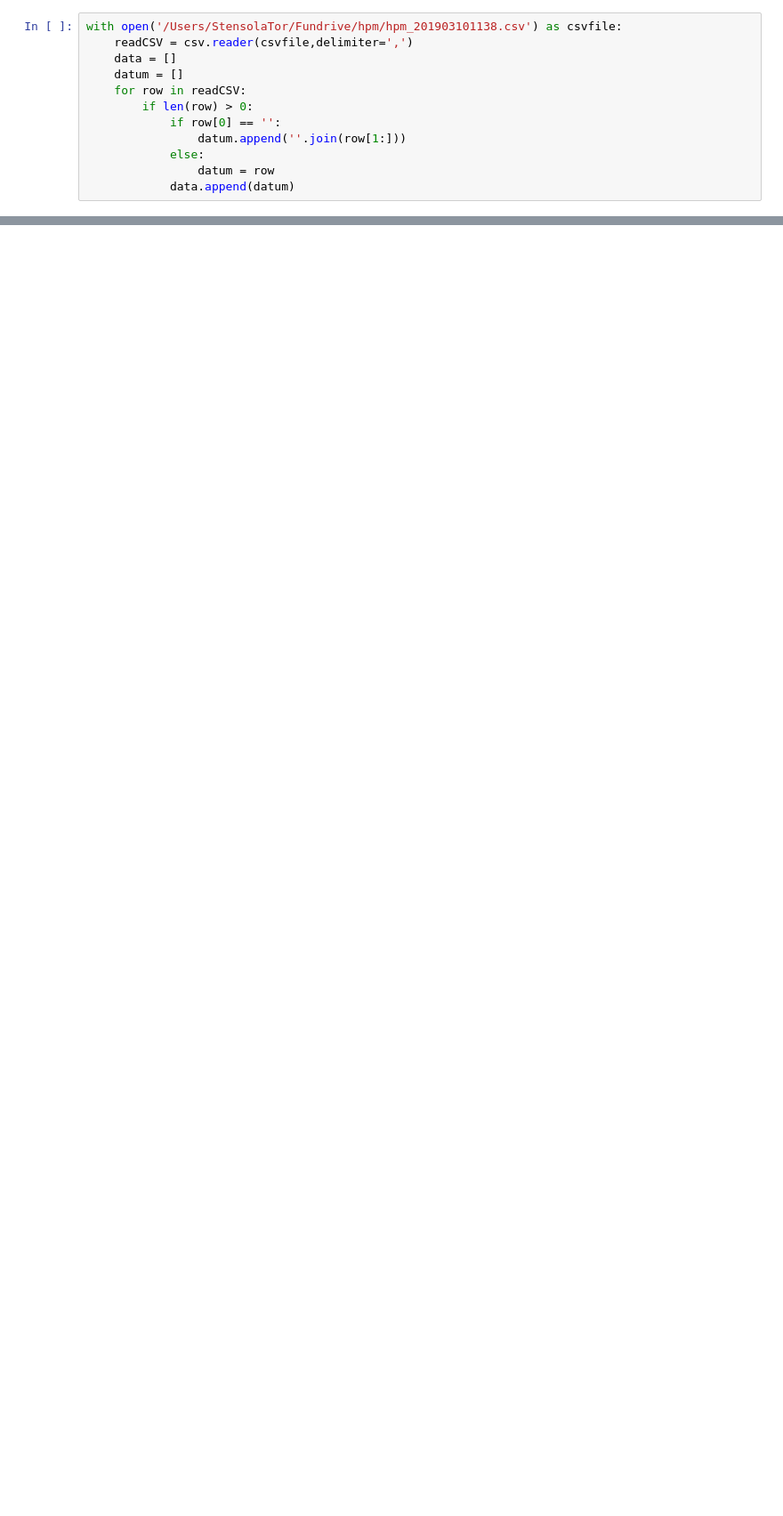
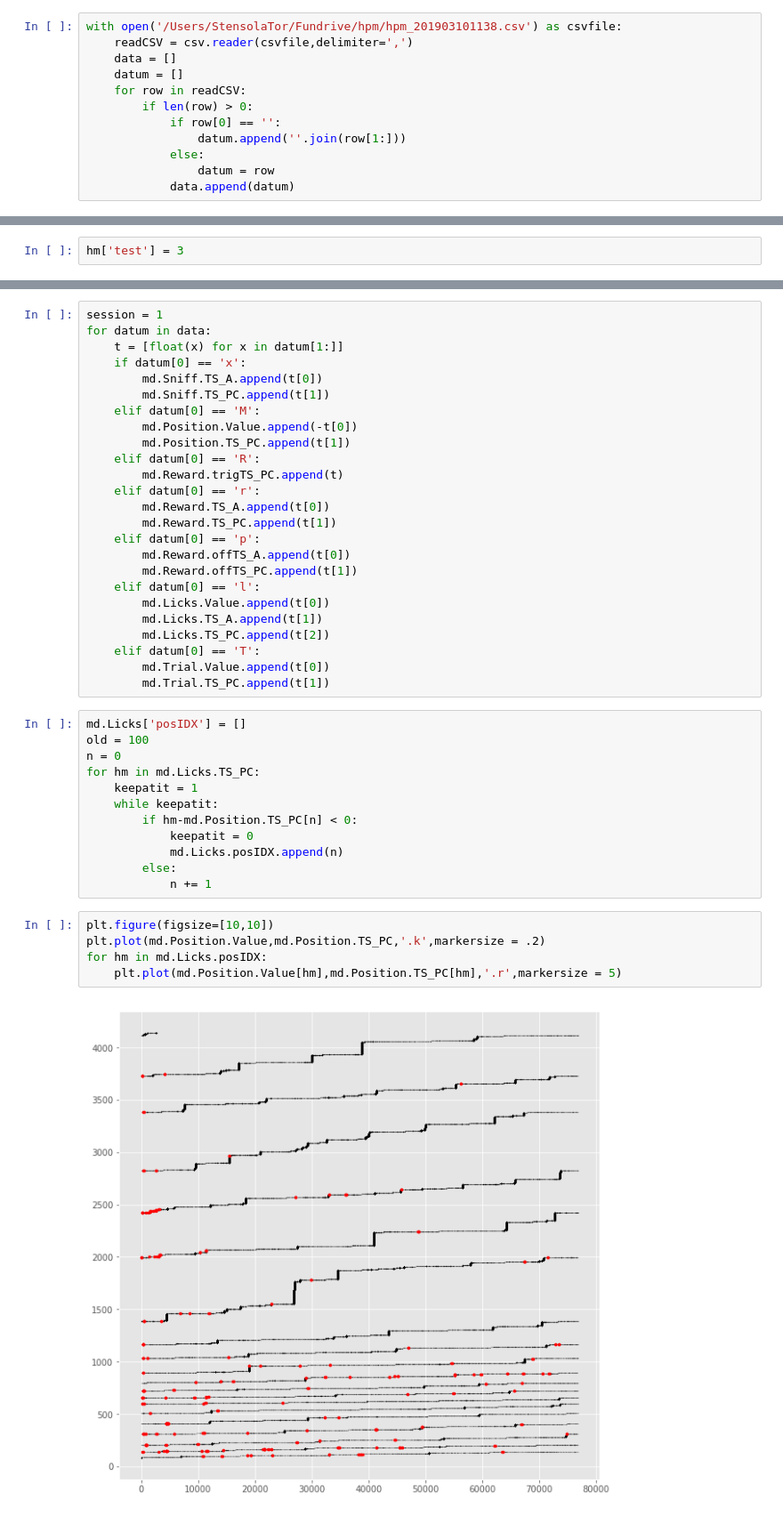
Before and after one commit to kirkesolator/DataHandling, a Jupyter notebook: VR_dataparser_1.ipynb, the cells around one changed output, grey strips where cells are left out. Shown at 89% size. Saved outputs shown, nothing was run; the diff lists cells and outputs as text; blank space fills up the shorter version.

```diff
--- a/VR_dataparser_1.ipynb
+++ b/VR_dataparser_1.ipynb
@@ -92,0 +157,2 @@ lick_dir
+# %%
+hm['test'] = 3
@@ -92,0 +190,44 @@ lick_dir
+# %%
+session = 1
+for datum in data:
+    t = [float(x) for x in datum[1:]]
+    if datum[0] == 'x':
+        md.Sniff.TS_A.append(t[0])
+        md.Sniff.TS_PC.append(t[1])
+    elif datum[0] == 'M':
+        md.Position.Value.append(-t[0])
+        md.Position.TS_PC.append(t[1])
+    elif datum[0] == 'R':
+        md.Reward.trigTS_PC.append(t)
+    elif datum[0] == 'r':
+        md.Reward.TS_A.append(t[0])
+        md.Reward.TS_PC.append(t[1])
+    elif datum[0] == 'p':
+        md.Reward.offTS_A.append(t[0])
+        md.Reward.offTS_PC.append(t[1])
+    elif datum[0] == 'l':
+        md.Licks.Value.append(t[0])
+        md.Licks.TS_A.append(t[1])
+        md.Licks.TS_PC.append(t[2])
+    elif datum[0] == 'T':
+        md.Trial.Value.append(t[0])
+        md.Trial.TS_PC.append(t[1])
+# %%
+md.Licks['posIDX'] = []
+old = 100
+n = 0
+for hm in md.Licks.TS_PC:
+    keepatit = 1
+    while keepatit:
+        if hm-md.Position.TS_PC[n] < 0:
+            keepatit = 0
+            md.Licks.posIDX.append(n)
+        else:
+            n += 1
+# %%
+plt.figure(figsize=[10,10])
+plt.plot(md.Position.Value,md.Position.TS_PC,'.k',markersize = .2)
+for hm in md.Licks.posIDX:
+    plt.plot(md.Position.Value[hm],md.Position.TS_PC[hm],'.r',markersize = 5)
+# %% [output]
+[figure, added]
```
Also changed, not shown: parts of 70 cells of this notebook.
